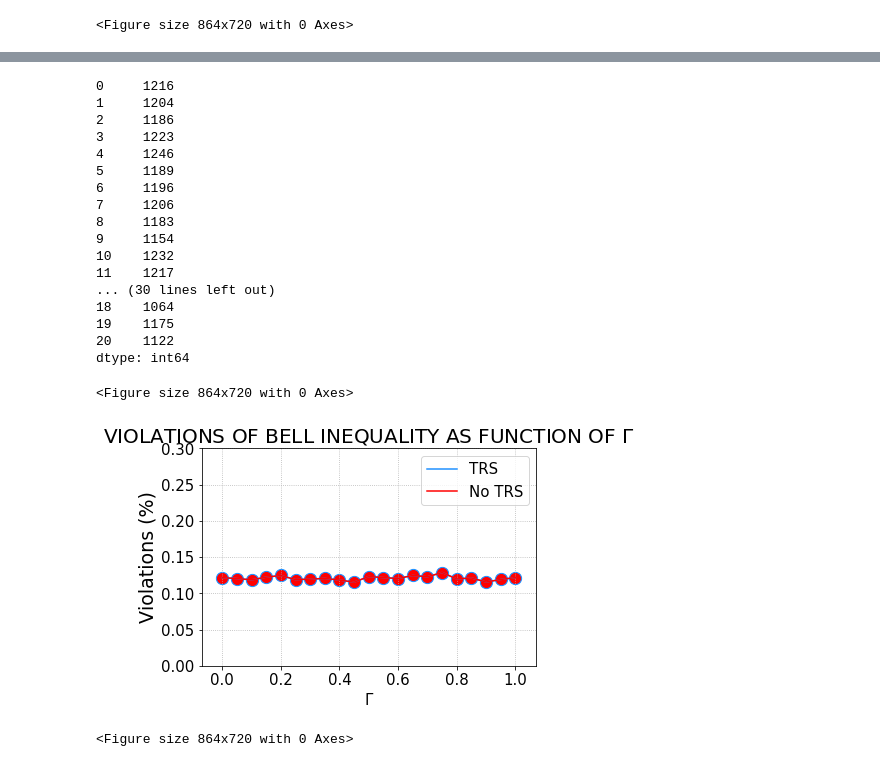
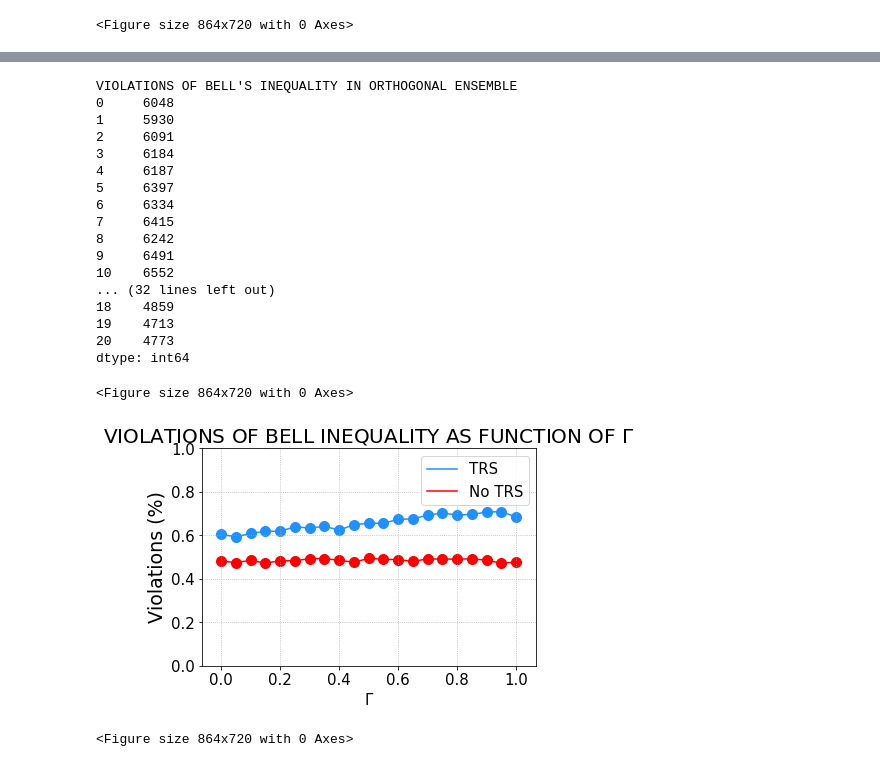
Before and after one commit to Rafffaelb/Schrodinger_Billiard, a Jupyter notebook: WignerDyson/Data_Analysis/Bell_Parameter.ipynb, the cells around one changed output, grey strips where cells are left out. Drawn from its saved outputs; the diff is of its cells as text; code cells hidden in the pictures.

```diff
--- a/WignerDyson/Data_Analysis/Bell_Parameter.ipynb
+++ b/WignerDyson/Data_Analysis/Bell_Parameter.ipynb
@@ -175,46 +175,48 @@ MAX VALUES OF BELL PARAMETER IN ORTHOGONAL ENSEMBLE
 dtype: float64
 # %%
 Violations_Gamma_O = df_Bell_Parameter_Gamma_O[df_Bell_Parameter_Gamma_O > 2.0].count().values
+print("VIOLATIONS OF BELL'S INEQUALITY IN ORTHOGONAL ENSEMBLE")
 print(df_Bell_Parameter_Gamma_O[df_Bell_Parameter_Gamma_O > 2.0].count())
 print("\n")
-Violations_Gamma_U = df_Bell_Parameter_Gamma_U[df_Bell_Parameter_Gamma_O > 2.0].count().values
+print("VIOLATIONS OF BELL'S INEQUALITY IN UNITARY ENSEMBLE")
+Violations_Gamma_U = df_Bell_Parameter_Gamma_U[df_Bell_Parameter_Gamma_U > 2.0].count().values
 print(df_Bell_Parameter_Gamma_U[df_Bell_Parameter_Gamma_U > 2.0].count())
 # %% [output]
-0     1216
-1     1204
-2     1186
-3     1223
-4     1246
-5     1189
-6     1196
-7     1206
-8     1183
-9     1154
-10    1232
-11    1217
-... (30 lines left out)
-18    1064
-19    1175
-20    1122
+VIOLATIONS OF BELL'S INEQUALITY IN ORTHOGONAL ENSEMBLE
+0     6048
+1     5930
+2     6091
+3     6184
+4     6187
+5     6397
+6     6334
+7     6415
+8     6242
+9     6491
+10    6552
+... (32 lines left out)
+18    4859
+19    4713
+20    4773
 dtype: int64
 # %%
 for i in range(len(Violations_Gamma_O)):
-    plt.scatter(i/20, (100/1000000)*Violations_Gamma_O[i], s = 150, color = 'dodgerblue', alpha = 1)
+    plt.scatter(i/20, (100/1000000)*Violations_Gamma_O[i], s = 100, color = 'dodgerblue', alpha = 1)
     plt.scatter(i/20, (100/1000000)*Violations_Gamma_U[i], s = 100, color = 'red', alpha = 1)
 
 plt.plot([(i/20) for i in range(0,21)], (100/1000000)*Violations_Gamma_O, label = 'TRS', color = 'dodgerblue', linestyle = '-')
 plt.plot([(i/20) for i in range(0,21)], (100/1000000)*Violations_Gamma_U, label = 'No TRS', color = 'red', linestyle = '-')
 
-plt.ylim((0,0.3))
+plt.ylim((0,1))
 
 plt.title(r'VIOLATIONS OF BELL INEQUALITY AS FUNCTION OF $\Gamma$', fontsize = 20)
 plt.xlabel(r'$\Gamma$', fontsize = 15)
 plt.ylabel('Violations (%)', fontsize = 19)
 plt.tick_params(axis = 'both', which = 'major', labelsize = 15)
 plt.grid(linestyle = ':')
 plt.legend(fontsize = 15)
 plt.figure(figsize = (12,10))
 # %% [output]
 <Figure size 864x720 with 0 Axes>
-[figure, old version]
+[figure, new version]
 <Figure size 864x720 with 0 Axes>
```
Also changed, not shown: parts of 9 cells of this notebook, 13 other files.
